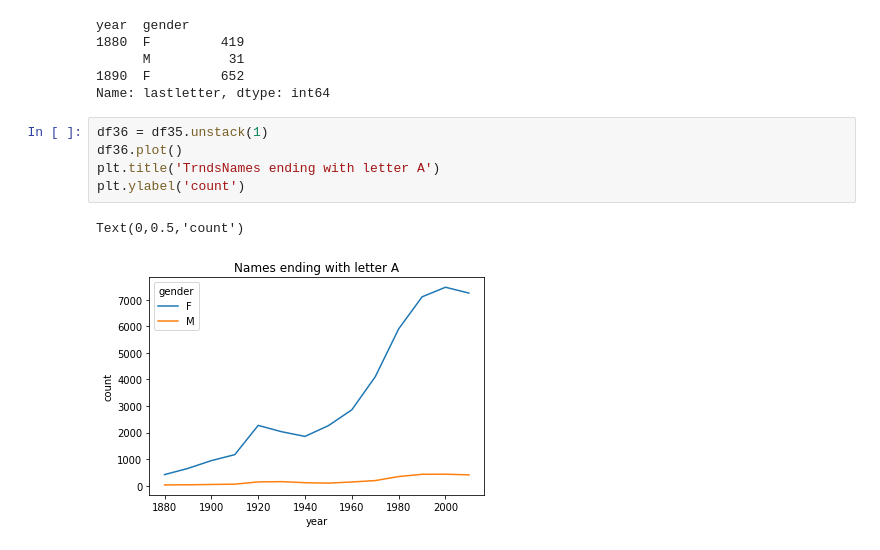
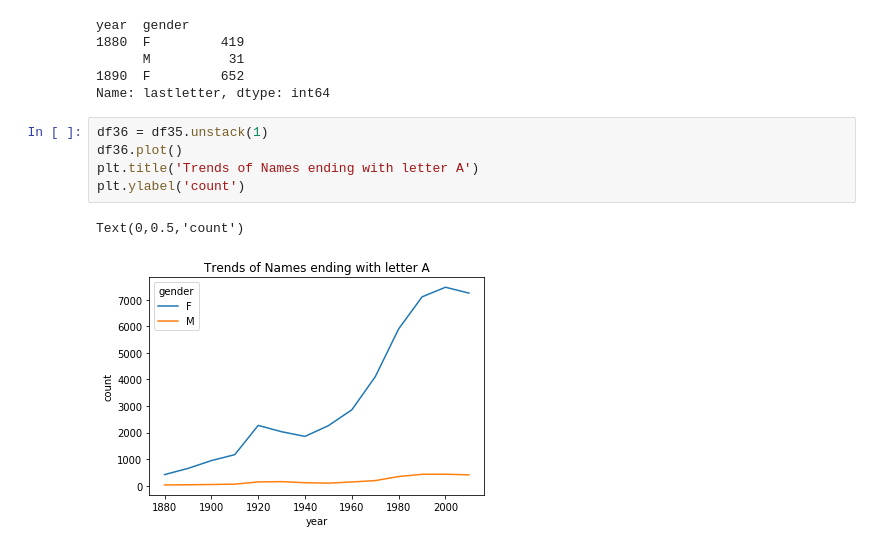
Before and after one commit to ahsansana1/babynamesanalysis, a Jupyter notebook: first_week_assginment.ipynb, the cells around one changed output. Saved outputs shown, nothing was run; the diff lists cells and outputs as text.

```diff
--- a/first_week_assginment.ipynb
+++ b/first_week_assginment.ipynb
@@ -506,8 +506,8 @@ Name: lastletter, dtype: int64
 # %%
 df36 = df35.unstack(1)
 df36.plot()
-plt.title('TrndsNames ending with letter A')
+plt.title('Trends of Names ending with letter A')
 plt.ylabel('count')
 # %% [output]
 Text(0,0.5,'count')
-[figure, old version]
+[figure, new version]
```
